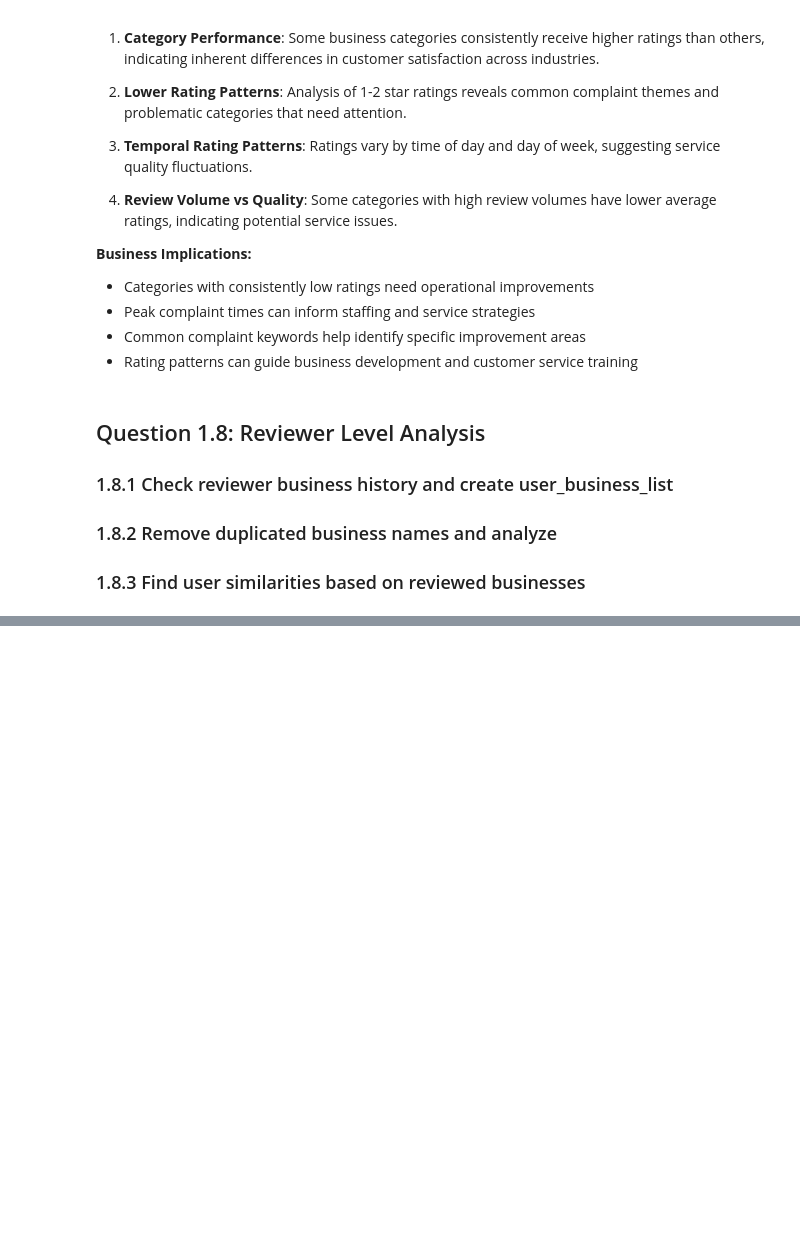
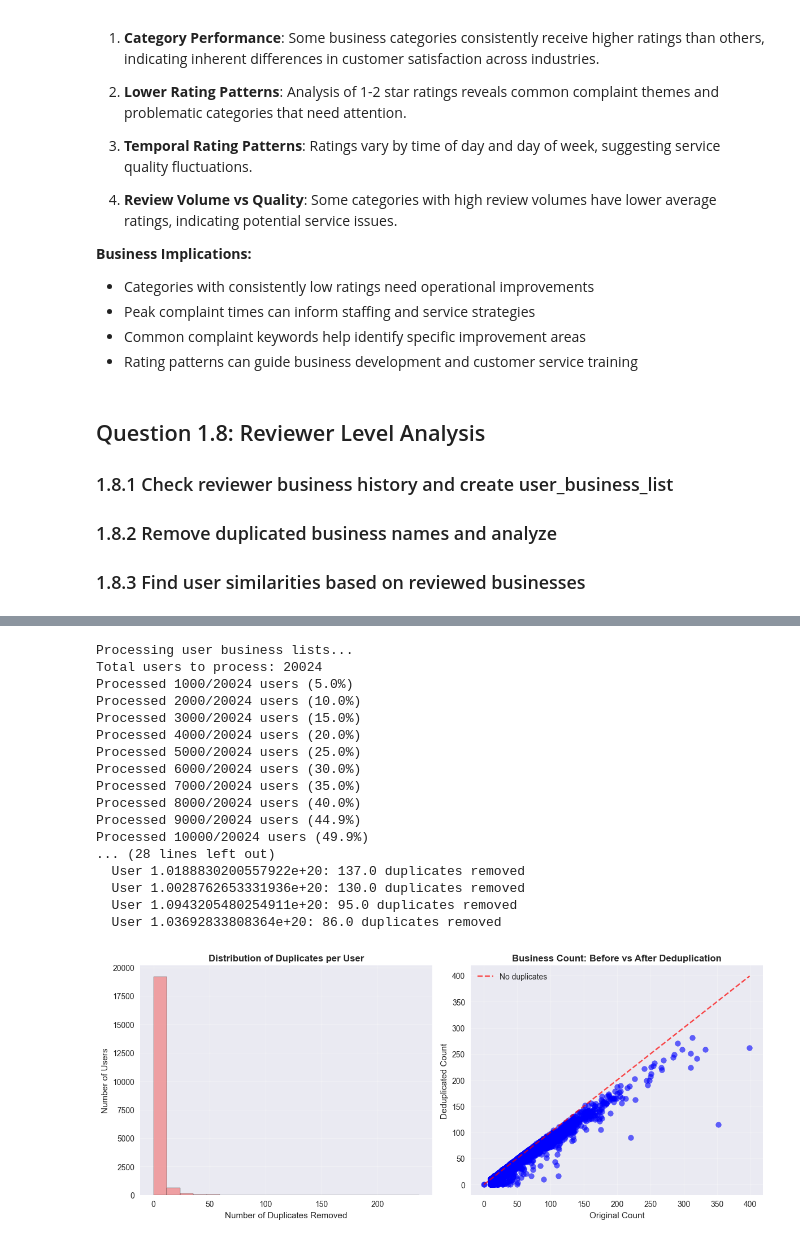
Before and after one commit to dvignesh94/SIG742---Modern-Data-Science, a Jupyter notebook: University_Project_Analysis.ipynb, the cells around one changed output, grey strips where cells are left out. Cells and saved outputs as stored; diff of their text form; code cells hidden in the pictures; blank space fills up the shorter version.

```diff
--- a/University_Project_Analysis.ipynb
+++ b/University_Project_Analysis.ipynb
@@ -1493,19 +1816,28 @@ for user_id in sample_users:
 # %%
 # 1.8.2 Remove duplicated business names and analyze
 # Check for repeated business names and remove duplicates
+print("Processing user business lists...")
+print(f"Total users to process: {len(user_business_lists)}")
+
 user_business_lists_deduplicated = {}
 duplication_stats = []
 
-for user_id, business_list in user_business_lists.items():
+# Process in batches with progress tracking
+batch_size = 1000
+total_users = len(user_business_lists)
+processed = 0
+
+for i, (user_id, business_list) in enumerate(user_business_lists.items()):
     original_count = len(business_list)
 
-    # Remove duplicates while preserving order
-    seen = set()
-    deduplicated_list = []
-    for business in business_list:
-        if business not in seen:
-            seen.add(business)
-            deduplicated_list.append(business)
+    # Clean the business list first - remove None, NaN, and empty values
+    clean_business_list = [
+        business for business in business_list
+        if business is not None and str(business) != 'nan' and str(business).strip() != ''
+    ]
+
+    # Remove duplicates while preserving order - more efficient approach
+    deduplicated_list = list(dict.fromkeys(clean_business_list))  # Preserves order, removes duplicates
 
     deduplicated_count = len(deduplicated_list)
     user_business_lists_deduplicated[user_id] = deduplicated_list
@@ -1516,6 +1848,11 @@ for user_id, business_list in user_business_lists.items():
         'deduplicated_count': deduplicated_count,
         'duplicates_removed': original_count - deduplicated_count
     })
+
+    # Progress tracking
+    processed += 1
+    if processed % batch_size == 0 or processed == total_users:
+        print(f"Processed {processed}/{total_users} users ({processed/total_users*100:.1f}%)")
 
 # Convert to DataFrame for analysis
 duplication_df = pd.DataFrame(duplication_stats)
@@ -1538,30 +1875,49 @@ print(f"  Min businesses per user: {duplication_df['deduplicated_count'].min()}"
 
 # Show users with most duplicates
 top_duplicates = duplication_df.nlargest(5, 'duplicates_removed')
 print(f"\nUsers with most duplicates removed:")
 for _, row in top_duplicates.iterrows():
     print(f"  User {row['user_id']}: {row['duplicates_removed']} duplicates removed")
 
 # Visualize duplication patterns
 fig, axes = plt.subplots(1, 2, figsize=(12, 5))
 
 # Plot 1: Distribution of duplicates per user
 axes[0].hist(duplication_df['duplicates_removed'], bins=20, alpha=0.7, color='lightcoral', edgecolor='black')
 axes[0].set_title('Distribution of Duplicates per User', fontsize=12, fontweight='bold')
 axes[0].set_xlabel('Number of Duplicates Removed')
 axes[0].set_ylabel('Number of Users')
 axes[0].grid(True, alpha=0.3)
 
 # Plot 2: Before vs After deduplication
 axes[1].scatter(duplication_df['original_count'], duplication_df['deduplicated_count'],
                alpha=0.6, color='blue')
 axes[1].plot([0, duplication_df['original_count'].max()],
             [0, duplication_df['original_count'].max()], 'r--', alpha=0.7, label='No duplicates')
 axes[1].set_title('Business Count: Before vs After Deduplication', fontsize=12, fontweight='bold')
 axes[1].set_xlabel('Original Count')
 axes[1].set_ylabel('Deduplicated Count')
 axes[1].legend()
 axes[1].grid(True, alpha=0.3)
 
 plt.tight_layout()
 plt.show()
+# %% [output]
+Processing user business lists...
+Total users to process: 20024
+Processed 1000/20024 users (5.0%)
+Processed 2000/20024 users (10.0%)
+Processed 3000/20024 users (15.0%)
+Processed 4000/20024 users (20.0%)
+Processed 5000/20024 users (25.0%)
+Processed 6000/20024 users (30.0%)
+Processed 7000/20024 users (35.0%)
+Processed 8000/20024 users (40.0%)
+Processed 9000/20024 users (44.9%)
+Processed 10000/20024 users (49.9%)
+... (28 lines left out)
+  User 1.0188830200557922e+20: 137.0 duplicates removed
+  User 1.0028762653331936e+20: 130.0 duplicates removed
+  User 1.0943205480254911e+20: 95.0 duplicates removed
+  User 1.03692833808364e+20: 86.0 duplicates removed
+[figure, added]
```
Also changed, not shown: parts of 46 cells of this notebook.
